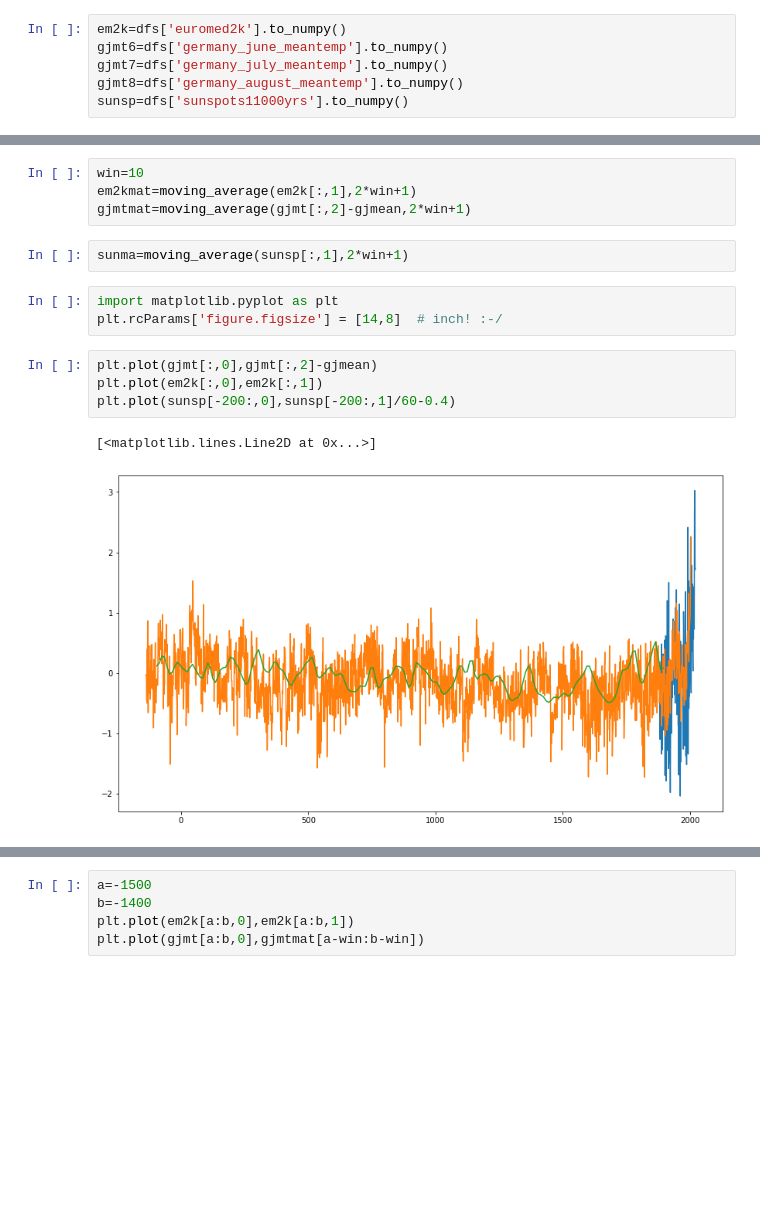
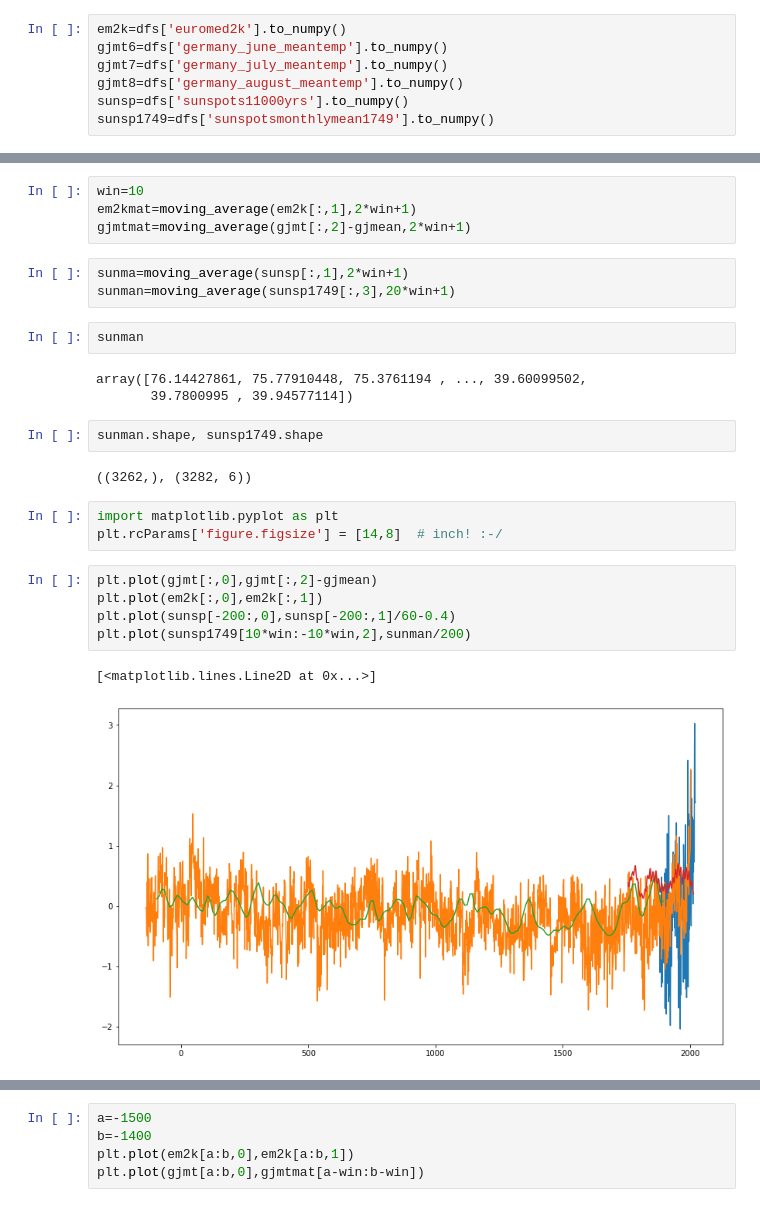
Before and after one commit to domschl/indrajala, a Jupyter notebook: python_indrajala/examples/importers/RawTests.ipynb, the cells around one changed output, grey strips where cells are left out. Drawn from its saved outputs; the diff is of its cells as text; blank space fills up the shorter version.

```diff
--- a/python_indrajala/examples/importers/RawTests.ipynb
+++ b/python_indrajala/examples/importers/RawTests.ipynb
@@ -51,5 +48,6 @@ gjmt6=dfs['germany_june_meantemp'].to_numpy()
 gjmt7=dfs['germany_july_meantemp'].to_numpy()
 gjmt8=dfs['germany_august_meantemp'].to_numpy()
 sunsp=dfs['sunspots11000yrs'].to_numpy()
+sunsp1749=dfs['sunspotsmonthlymean1749'].to_numpy()
 # %%
 sunsp[:,0]=1950-sunsp[:,0]
@@ -76,16 +70,27 @@ em2kmat=moving_average(em2k[:,1],2*win+1)
 gjmtmat=moving_average(gjmt[:,2]-gjmean,2*win+1)
 # %%
 sunma=moving_average(sunsp[:,1],2*win+1)
+sunman=moving_average(sunsp1749[:,3],20*win+1)
+# %%
+sunman
+# %% [output]
+array([76.14427861, 75.77910448, 75.3761194 , ..., 39.60099502,
+       39.7800995 , 39.94577114])
+# %%
+sunman.shape, sunsp1749.shape
+# %% [output]
+((3262,), (3282, 6))
 # %%
 import matplotlib.pyplot as plt
 plt.rcParams['figure.figsize'] = [14,8]  # inch! :-/
 # %%
 plt.plot(gjmt[:,0],gjmt[:,2]-gjmean)
 plt.plot(em2k[:,0],em2k[:,1])
 plt.plot(sunsp[-200:,0],sunsp[-200:,1]/60-0.4)
+plt.plot(sunsp1749[10*win:-10*win,2],sunman/200)
 # %% [output]
 [<matplotlib.lines.Line2D at 0x...>]
-[figure, old version]
+[figure, new version]
 # %%
 # plt.plot(dfnp[:,0],dfnp[:,1])
 plt.plot(gjmt[win:-win,0],gjmtmat)
```
Also changed, not shown: parts of 7 cells of this notebook.
